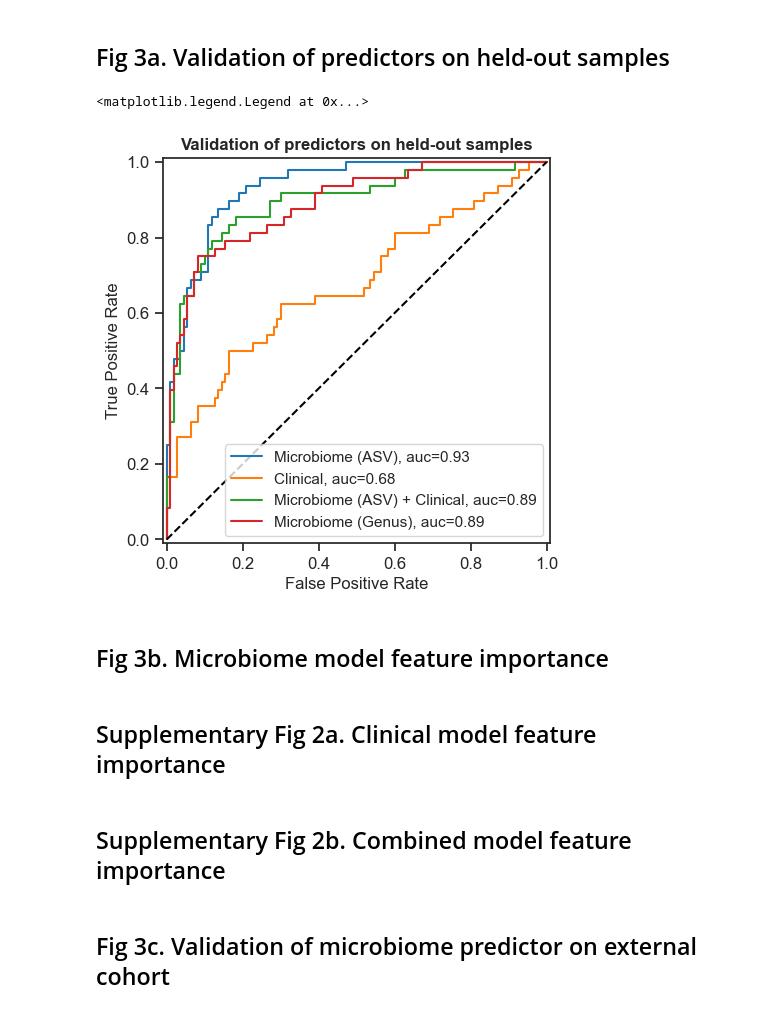
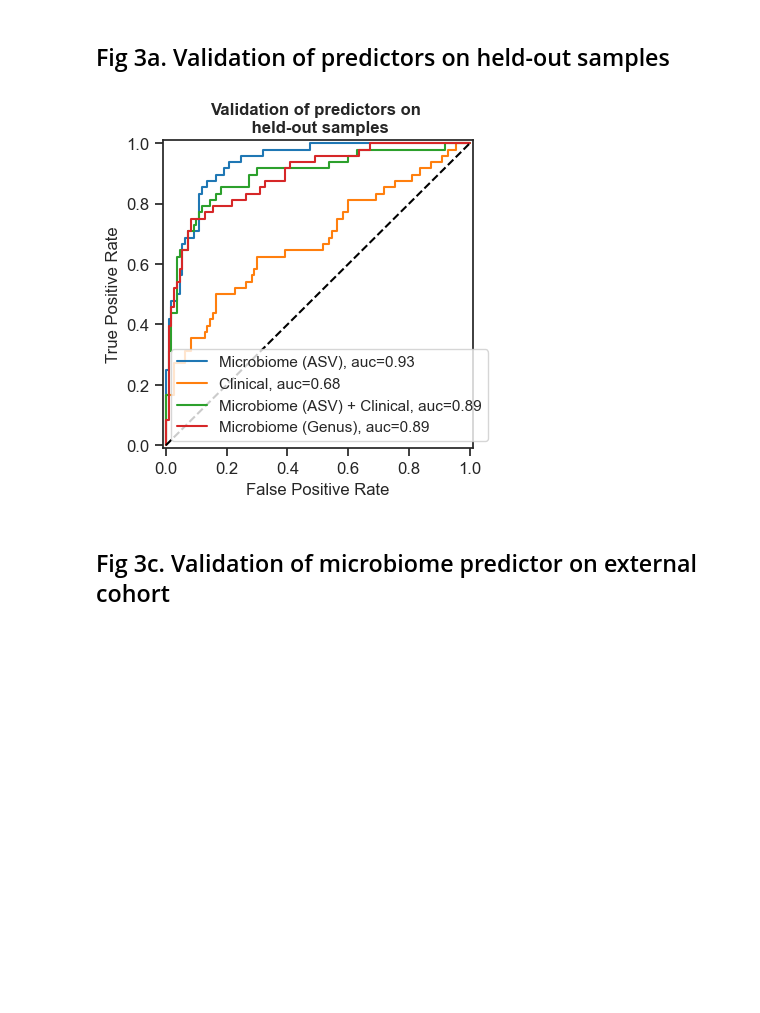
Before and after one commit to korem-lab/ESCC_microbiome_16S_analysis, a Jupyter notebook: ESCC_microbiome_16S_analysis.ipynb, the cells around one changed output. Saved outputs shown, nothing was run; the diff lists cells and outputs as text; code cells hidden in the pictures; blank space fills up the shorter version.

```diff
--- a/ESCC_microbiome_16S_analysis.ipynb
+++ b/ESCC_microbiome_16S_analysis.ipynb
@@ -508,28 +653,28 @@ genus_nested_res = pd.read_csv("predictions/genus_nested_res.csv",index_col=0)
 # %%
 sns.set_theme(style="white", palette=None)
 sns.set_theme(style="white", palette=None)
 sns.set_style("ticks")
-fig, ax = plt.subplots(figsize=(5, 5))
+fig, ax = plt.subplots(figsize=(4, 4))
 
 models = [microbiome_nested_predictions, clinical_nested_predictions, mb_clinical_nested_res,genus_nested_res]
 labels = ["Microbiome (ASV)", "Clinical", "Microbiome (ASV) + Clinical","Microbiome (Genus)"]
 for model, label in zip(models,labels):
     fpr, tpr, thresh = metrics.roc_curve(model['y_test'], model['y_pred'])
     auc = metrics.roc_auc_score(model['y_test'], model['y_pred'])
     plt.plot(fpr, tpr, label=f"{label}, auc={auc:.2f}")
 
 ax.set_xlabel('False Positive Rate')
 ax.set_ylabel('True Positive Rate')
-ax.set_title('Validation of predictors on held-out samples',size=12, fontweight='bold')
+ax.set_title('Validation of predictors on \n held-out samples',size=12, fontweight='bold')
 
 ax.set_xlim(-0.01, 1.01)
 ax.set_ylim(-0.01, 1.01)
 ax.tick_params(labelsize=12)
 
 plt.plot([0, 1], [0, 1],'k--')
 plt.legend(loc=0)
+plt.savefig('figures/auroc.svg')
 # %% [output]
-<matplotlib.legend.Legend at 0x...>
-[figure, old version]
+[figure, new version]
 # %%
 # run delong tests
@@ -538,5 +682,3 @@ ground_truth = nested_res["y_test"]
 log_p_value = delong_roc_test(np.array(ground_truth), np.array(nested_res_1["y_pred"]), np.array(nested_res_2["y_pred"]))
 print(f"log(p-value): {log_p_value}")
 10**log_p_value
-# %% [markdown]
-## Fig 3b. Microbiome model feature importance
@@ -545,7 +685,3 @@ print(f"log(p-value): {log_p_value}")
-# %% [markdown]
-## Supplementary Fig 2a. Clinical model feature importance
-# %% [markdown]
-## Supplementary Fig 2b. Combined model feature importance
 # %% [markdown]
 ## Fig 3c. Validation of microbiome predictor on external cohort
 # %%
```
Also changed, not shown: parts of 29 cells of this notebook.
